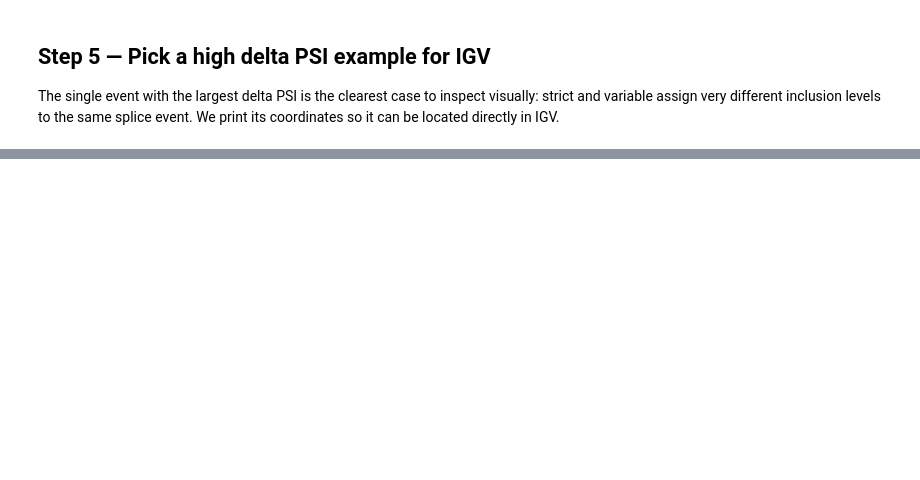
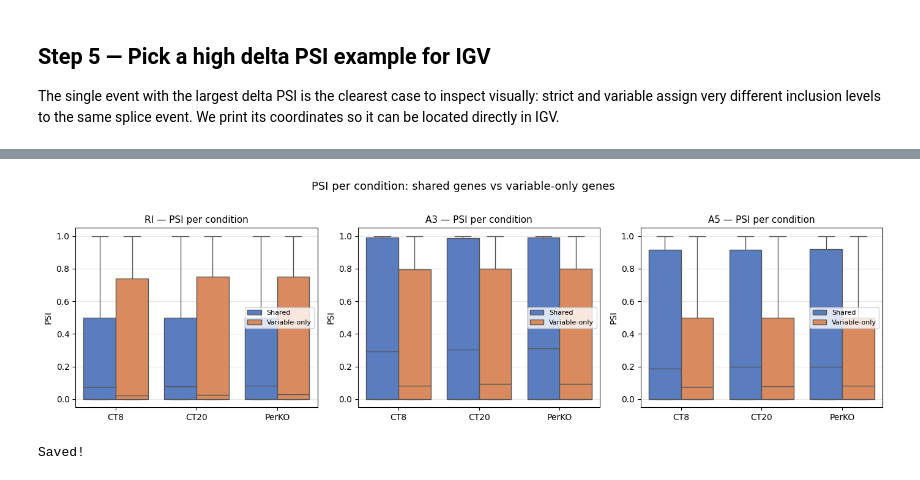
Before and after one commit to griceyrt/Internship, a Jupyter notebook: analysis/notebooks/03_psi_comparison.ipynb, the cells around one changed output, grey strips where cells are left out. Drawn from its saved outputs; the diff is of its cells as text; code cells hidden in the pictures; blank space fills up the shorter version.

Commit message:
Build delta PSI table to have same lengths. Boxplot PSI per condition

```diff
--- a/analysis/notebooks/03_psi_comparison.ipynb
+++ b/analysis/notebooks/03_psi_comparison.ipynb
@@ -343,0 +384,57 @@ print(f"  IGV search: {chrom}:{coords}")
+# %%
+# --- Boxplot: PSI per condition for shared vs variable-only genes ---
+
+fig, axes = plt.subplots(1, 3, figsize=(14, 4))
+muted = sns.color_palette("muted", 3)
+
+for i, event in enumerate(EVENT_TYPES):
+    strict_df = psi[("strict", event)]
+    var1_df   = psi[("var1",   event)]
+
+    strict_genes  = set(idx.split(";")[0] for idx in strict_df.index
+                        if idx.startswith("ENSMUSG"))
+    var1_genes    = set(idx.split(";")[0] for idx in var1_df.index
+                        if idx.startswith("ENSMUSG"))
+    shared_genes  = strict_genes & var1_genes
+    varonly_genes = var1_genes - strict_genes
+
+    rows = []
+    for cond, samples in CONDITIONS.items():
+        shared_psi = var1_df[
+            var1_df.index.map(lambda x: x.split(";")[0] if x.startswith("ENSMUSG") else "")
+            .isin(shared_genes)
+        ][samples].values.flatten()
+
+        varonly_psi = var1_df[
+            var1_df.index.map(lambda x: x.split(";")[0] if x.startswith("ENSMUSG") else "")
+            .isin(varonly_genes)
+        ][samples].values.flatten()
+
+        for v in shared_psi[~np.isnan(shared_psi)]:
+            rows.append({"Condition": cond, "Population": "Shared", "PSI": v})
+        for v in varonly_psi[~np.isnan(varonly_psi)]:
+            rows.append({"Condition": cond, "Population": "Variable-only", "PSI": v})
+
+    df_plot = pd.DataFrame(rows)
+
+    ax = axes[i]
+    sns.boxplot(
+        data=df_plot, x="Condition", y="PSI", hue="Population",
+        palette={"Shared": muted[0], "Variable-only": muted[1]},
+        showfliers=False, ax=ax
+    )
+    ax.set_title(f"{event} — PSI per condition", fontsize=11)
+    ax.set_ylabel("PSI")
+    ax.set_xlabel("")
+    ax.legend(fontsize=8)
+    ax.grid(axis="y", alpha=0.3)
+
+plt.suptitle("PSI per condition: shared genes vs variable-only genes",
+             fontsize=13, y=1.02)
+plt.tight_layout()
+plt.savefig("../../figures/plots/boxplot_psi_by_condition.png", dpi=150, bbox_inches="tight")
+plt.show()
+print("Saved!")
+# %% [output]
+[figure, added]
+Saved!
```
Also changed, not shown: parts of 3 cells of this notebook.
